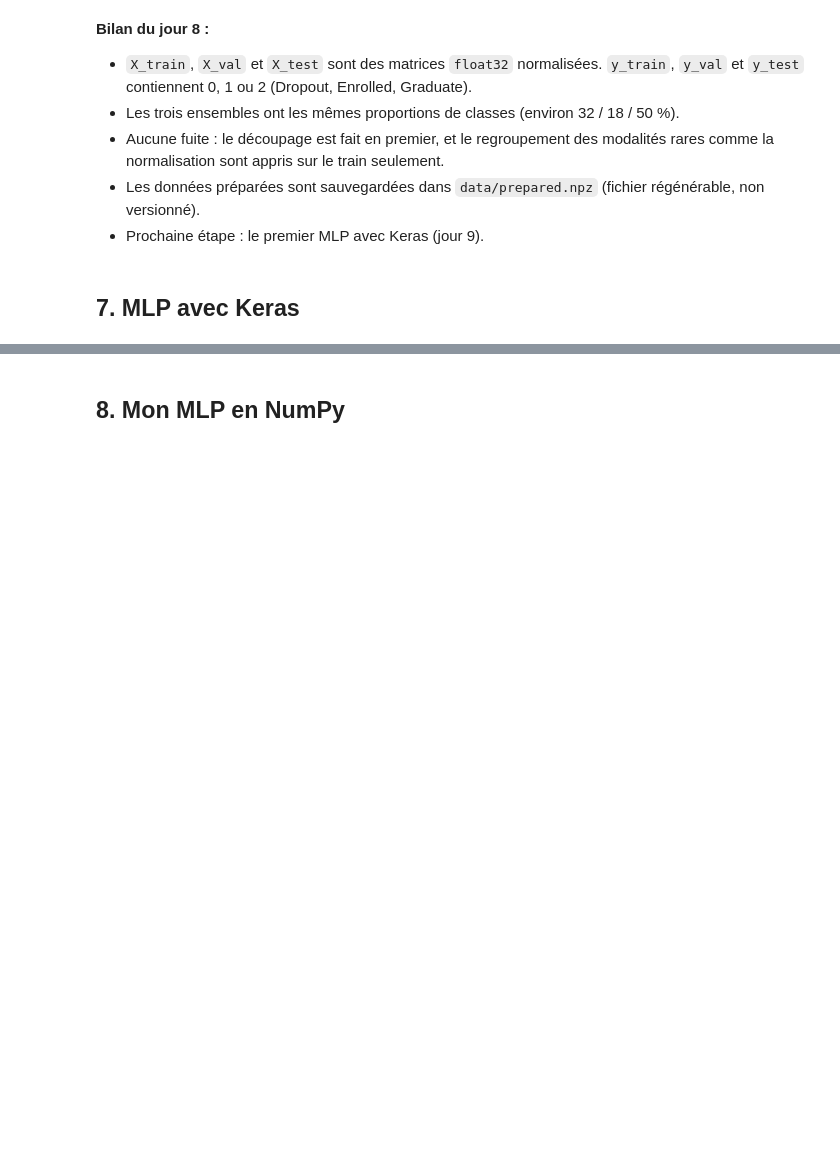
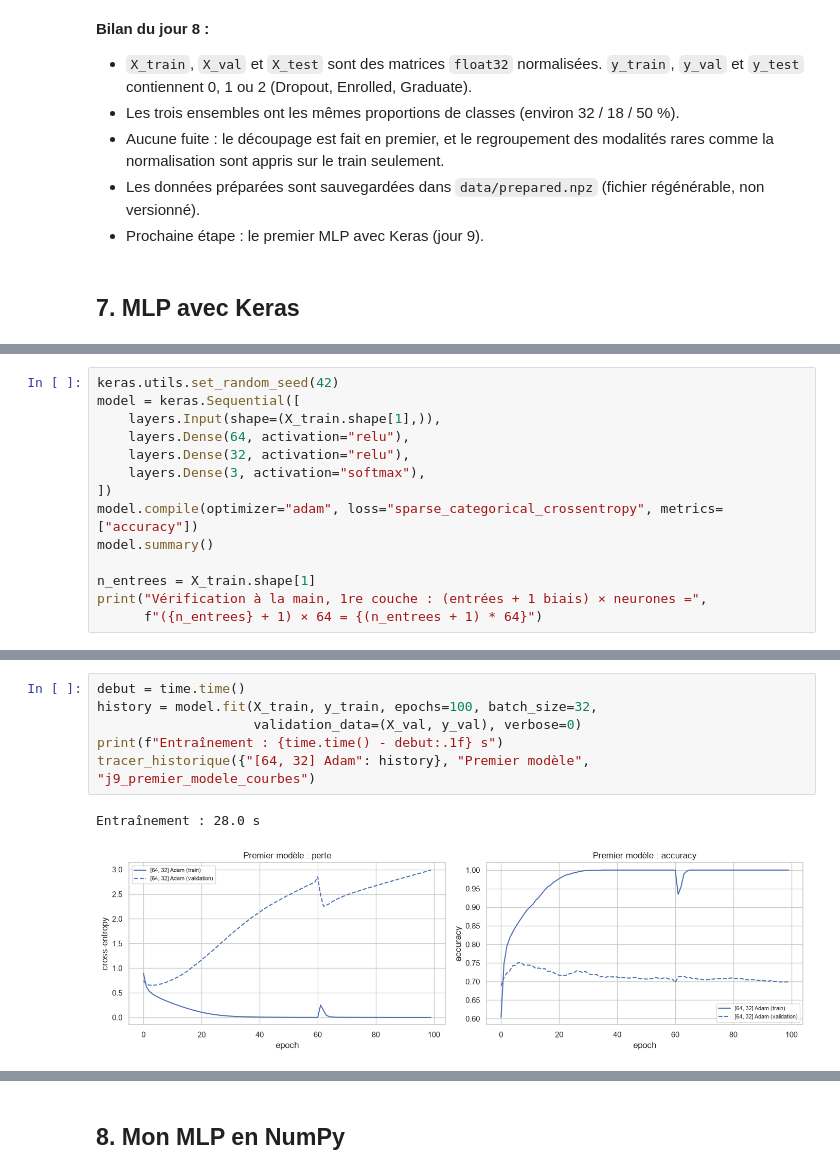
Before and after one commit to TheGoatLucien/ANN-playground, a Jupyter notebook: ann_playground.ipynb, the cells around one changed output, grey strips where cells are left out. Cells and saved outputs as stored; diff of their text form; blank space fills up the shorter version.

Commit message:
Jours 9 a 14 : Keras, MLP NumPy, comparaison, conclusion, README et slides
Co-Authored-By: Claude Opus 5.5 <noreply@anthropic.com>

```diff
--- a/ann_playground.ipynb
+++ b/ann_playground.ipynb
@@ -1030,0 +1152,14 @@ Valeurs manquantes ou infinies : 0
+# %%
+keras.utils.set_random_seed(42)
+model = keras.Sequential([
+    layers.Input(shape=(X_train.shape[1],)),
+    layers.Dense(64, activation="relu"),
+    layers.Dense(32, activation="relu"),
+    layers.Dense(3, activation="softmax"),
+])
+model.compile(optimizer="adam", loss="sparse_categorical_crossentropy", metrics=["accuracy"])
+model.summary()
+
+n_entrees = X_train.shape[1]
+print("Vérification à la main, 1re couche : (entrées + 1 biais) × neurones =",
+      f"({n_entrees} + 1) × 64 = {(n_entrees + 1) * 64}")
@@ -1030,0 +1182,9 @@ Valeurs manquantes ou infinies : 0
+# %%
+debut = time.time()
+history = model.fit(X_train, y_train, epochs=100, batch_size=32,
+                    validation_data=(X_val, y_val), verbose=0)
+print(f"Entraînement : {time.time() - debut:.1f} s")
+tracer_historique({"[64, 32] Adam": history}, "Premier modèle", "j9_premier_modele_courbes")
+# %% [output]
+Entraînement : 28.0 s
+[figure, added]
```
Also changed, not shown: parts of 49 cells of this notebook, 16 other files.
